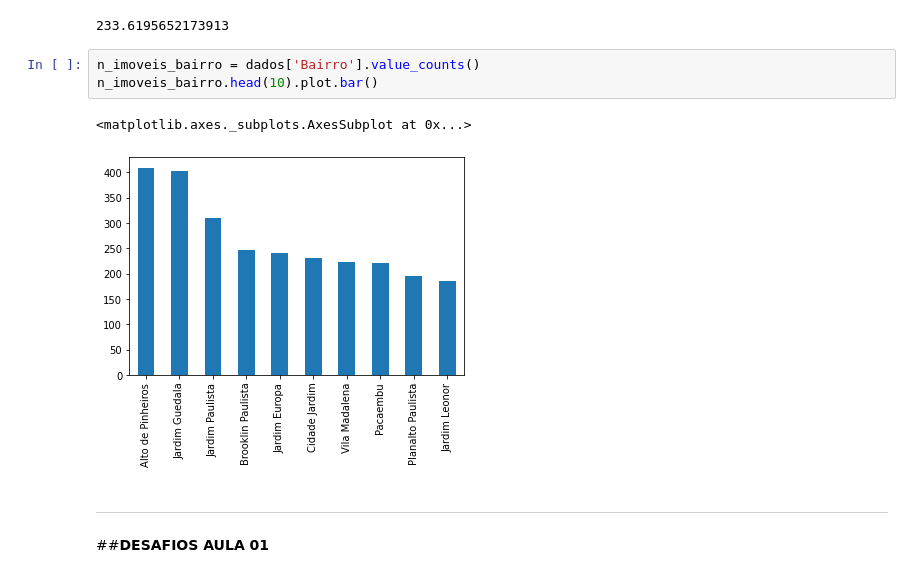
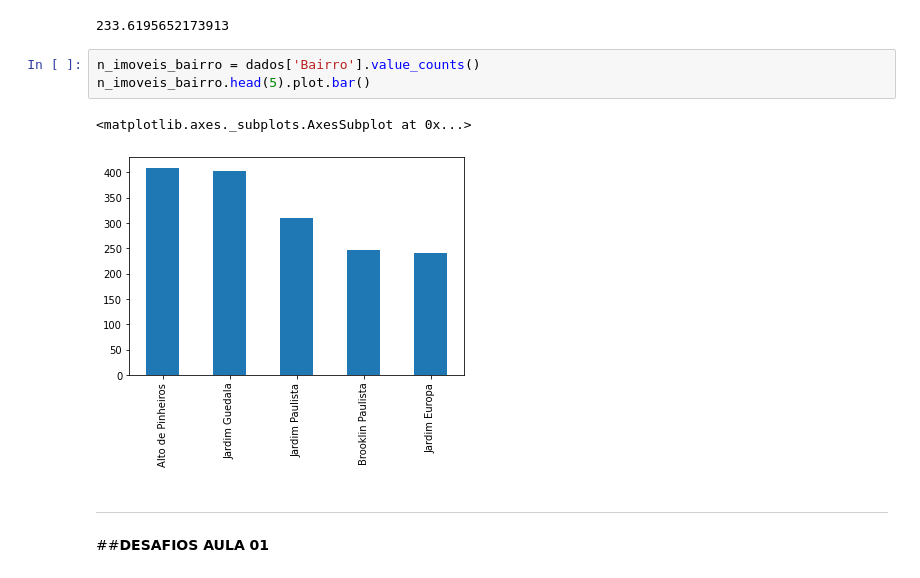
Before and after one commit to lays-l/alura_imersao_dados_04, a Jupyter notebook: imersao_alura_04_imoveis_sp.ipynb, the cells around one changed output. Drawn from its saved outputs; the diff is of its cells as text.

```diff
--- a/imersao_alura_04_imoveis_sp.ipynb
+++ b/imersao_alura_04_imoveis_sp.ipynb
@@ -71,10 +71,10 @@ imoveis_vila_mariana['Metragem'].mean()
 233.6195652173913
 # %%
 n_imoveis_bairro = dados['Bairro'].value_counts()
-n_imoveis_bairro.head(10).plot.bar()
+n_imoveis_bairro.head(5).plot.bar()
 # %% [output]
 <matplotlib.axes._subplots.AxesSubplot at 0x...>
-[figure, old version]
+[figure, new version]
 # %% [markdown]
 
 
```
Also changed, not shown: parts of 8 cells of this notebook.
